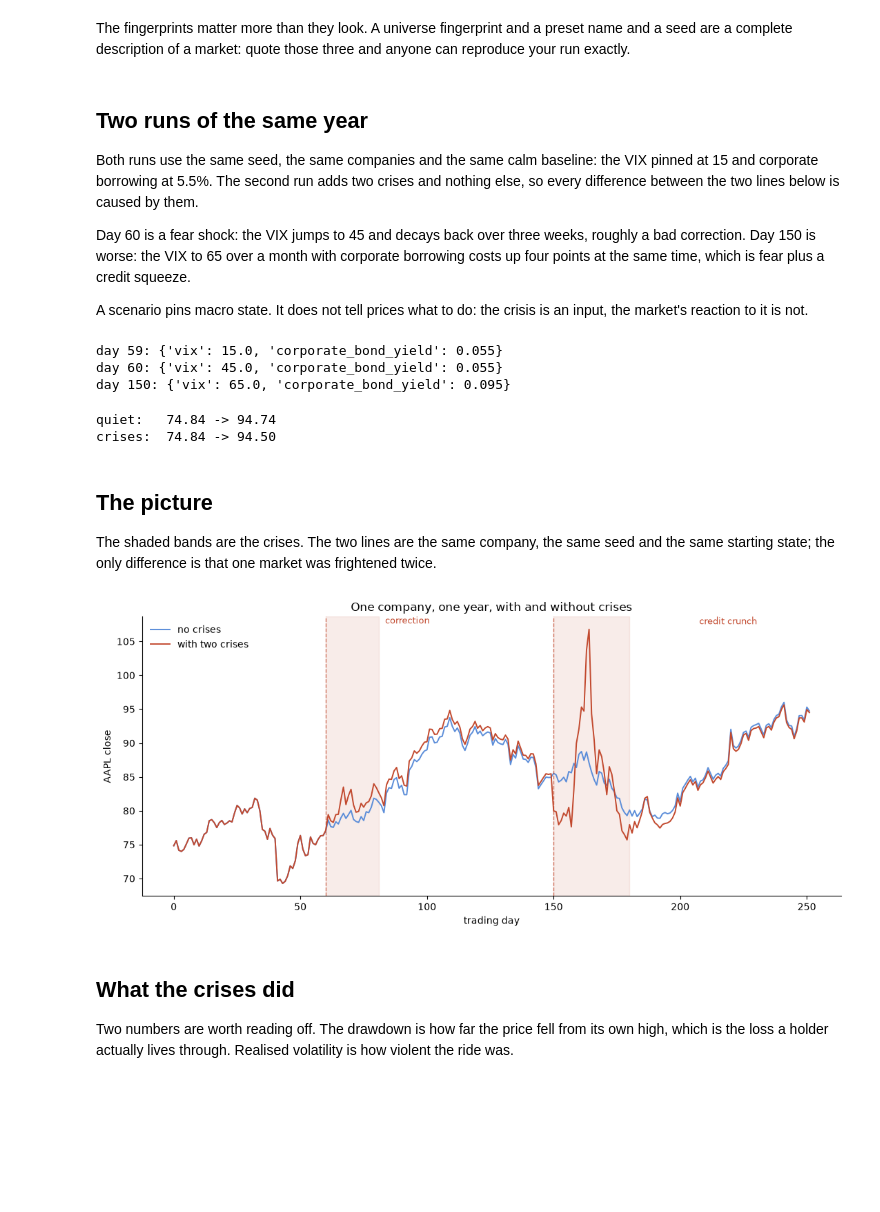
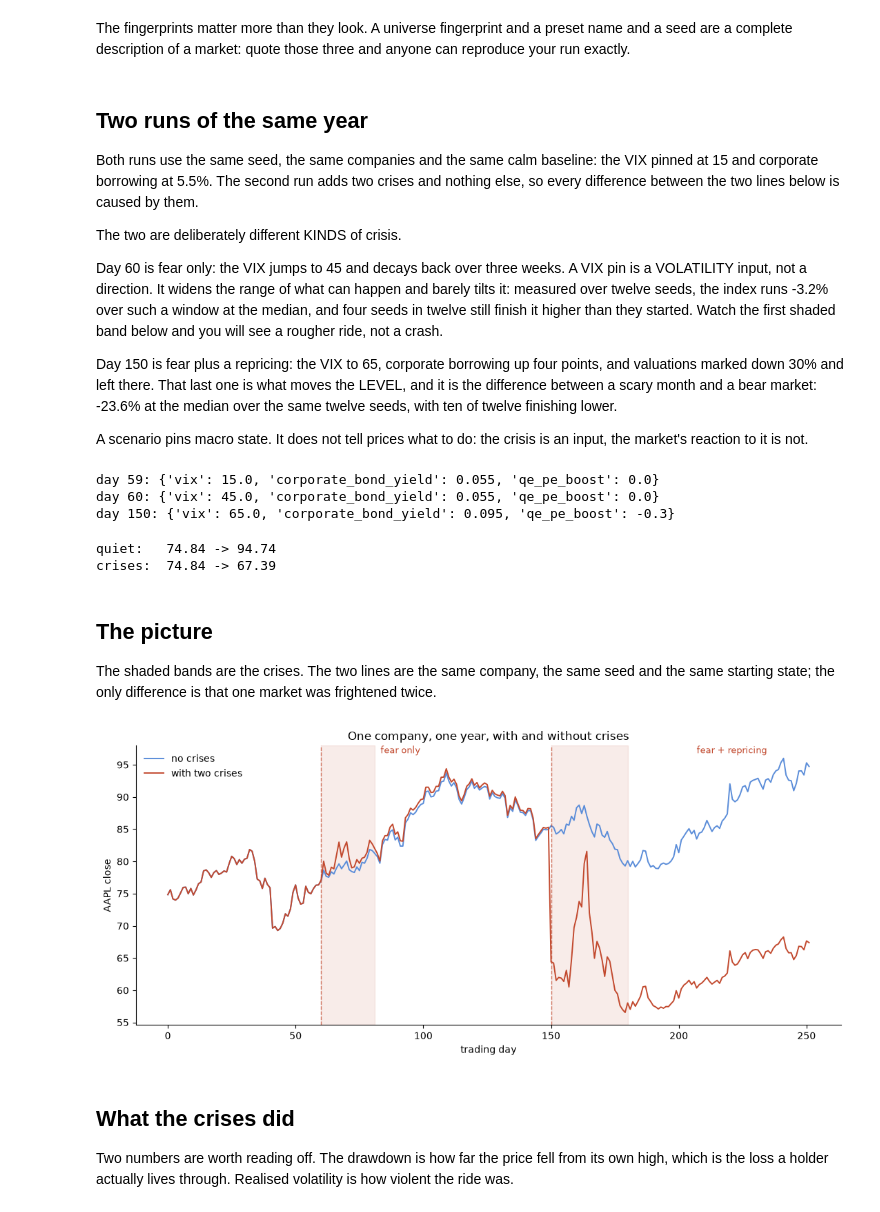
Before and after one commit to simoncoombes/tradefloor, a Jupyter notebook: examples/00-a-year-in-one-market.ipynb, the cells around one changed output. Cells and saved outputs as stored; diff of their text form; code cells hidden in the pictures; blank space fills up the shorter version.

Commit message:
Notebook 00: a crisis that stays a crisis, and the two zero columns explained

```diff
--- a/examples/00-a-year-in-one-market.ipynb
+++ b/examples/00-a-year-in-one-market.ipynb
@@ -51,38 +51,54 @@ baseline: the VIX pinned at 15 and corporate borrowing at 5.5%. The
 second run adds two crises and nothing else, so every difference
 between the two lines below is caused by them.
 
-Day 60 is a fear shock: the VIX jumps to 45 and decays back over three
-weeks, roughly a bad correction. Day 150 is worse: the VIX to 65 over a
-month with corporate borrowing costs up four points at the same time,
-which is fear plus a credit squeeze.
+The two are deliberately different KINDS of crisis.
+
+Day 60 is fear only: the VIX jumps to 45 and decays back over three
+weeks. A VIX pin is a VOLATILITY input, not a direction. It widens the
+range of what can happen and barely tilts it: measured over twelve
+seeds, the index runs -3.2% over such a window at the median, and four
+seeds in twelve still finish it higher than they started. Watch the
+first shaded band below and you will see a rougher ride, not a crash.
+
+Day 150 is fear plus a repricing: the VIX to 65, corporate borrowing up
+four points, and valuations marked down 30% and left there. That last
+one is what moves the LEVEL, and it is the difference between a scary
+month and a bear market: -23.6% at the median over the same twelve
+seeds, with ten of twelve finishing lower.
 
 A scenario pins macro state. It does not tell prices what to do: the
 crisis is an input, the market's reaction to it is not.
 # %%
 CALM = {"vix": 15.0, "corporate_bond_yield": 0.055}
 CRISES = [
-    ("correction", 60, 21, 45.0, None),
-    ("credit crunch", 150, 30, 65.0, 0.095),
+    # name, day, length, VIX peak, borrowing cost, valuation mark-down
+    ("fear only", 60, 21, 45.0, None, None),
+    ("fear + repricing", 150, 30, 65.0, 0.095, -0.30),
 ]
 
 quiet_scenario = pt.Scenario().hold(**CALM)
 
 crisis_scenario = pt.Scenario().hold(**CALM)
-for _name, begin, over, vix_peak, yield_peak in CRISES:
+for _name, begin, over, vix_peak, yield_peak, pe_mark in CRISES:
     crisis_scenario = crisis_scenario.ramp(
         "vix", start=vix_peak, end=CALM["vix"], over=over, begin=begin)
     if yield_peak is not None:
         crisis_scenario = crisis_scenario.ramp(
             "corporate_bond_yield", start=yield_peak,
             end=CALM["corporate_bond_yield"], over=over, begin=begin)
+    if pe_mark is not None:
+        # A step, not a ramp: valuations that recover inside the window
+        # measure the RECOVERY rather than the crisis.
+        crisis_scenario = crisis_scenario.step(
+            "qe_pe_boost", before=0.0, after=pe_mark, at=begin)
 
 print(f"day 59: {crisis_scenario.at(59)}")
 print(f"day 60: {crisis_scenario.at(60)}")
 print(f"day 150: {crisis_scenario.at(150)}")
 # %% [output]
-day 59: {'vix': 15.0, 'corporate_bond_yield': 0.055}
-day 60: {'vix': 45.0, 'corporate_bond_yield': 0.055}
-day 150: {'vix': 65.0, 'corporate_bond_yield': 0.095}
+day 59: {'vix': 15.0, 'corporate_bond_yield': 0.055, 'qe_pe_boost': 0.0}
+day 60: {'vix': 45.0, 'corporate_bond_yield': 0.055, 'qe_pe_boost': 0.0}
+day 150: {'vix': 65.0, 'corporate_bond_yield': 0.095, 'qe_pe_boost': -0.3}
 # %%
 import pyarrow as pa, pyarrow.compute as pc
 
@@ -109,7 +125,7 @@ print(f"quiet:   {quiet_path[0]:.2f} -> {quiet_path[-1]:.2f}")
 print(f"crises:  {shocked_path[0]:.2f} -> {shocked_path[-1]:.2f}")
 # %% [output]
 quiet:   74.84 -> 94.74
-crises:  74.84 -> 94.50
+crises:  74.84 -> 67.39
 # %% [markdown]
 ## The picture
 
@@ -119,26 +135,26 @@ one market was frightened twice.
 # %%
 import matplotlib.pyplot as plt
 
 fig, ax = plt.subplots(figsize=(11, 5))
 ax.plot(quiet_path, linewidth=1.4, label="no crises", color="#5b8dd9")
 ax.plot(shocked_path, linewidth=1.4, label="with two crises", color="#c2492e")
 
-for name, start, length, _vix, _yield in CRISES:
+for name, start, length, _vix, _yield, _pe in CRISES:
     ax.axvspan(start, start + length, color="#c2492e", alpha=0.10)
     ax.axvline(start, color="#c2492e", linewidth=1.0, linestyle="--", alpha=0.7)
     ax.annotate(name, xy=(start, ax.get_ylim()[1]), xytext=(start + 2, 0),
                 textcoords="offset points", fontsize=9, color="#c2492e",
                 va="top")
 
 ax.set_xlabel("trading day")
 ax.set_ylabel("AAPL close")
 ax.set_title("One company, one year, with and without crises")
 ax.legend(loc="upper left", frameon=False)
 ax.spines[["top", "right"]].set_visible(False)
 fig.tight_layout()
 plt.show()
 # %% [output]
-[figure, old version]
+[figure, new version]
 # %% [markdown]
 ## What the crises did
 
```
Also changed, not shown: parts of 5 cells of this notebook.
